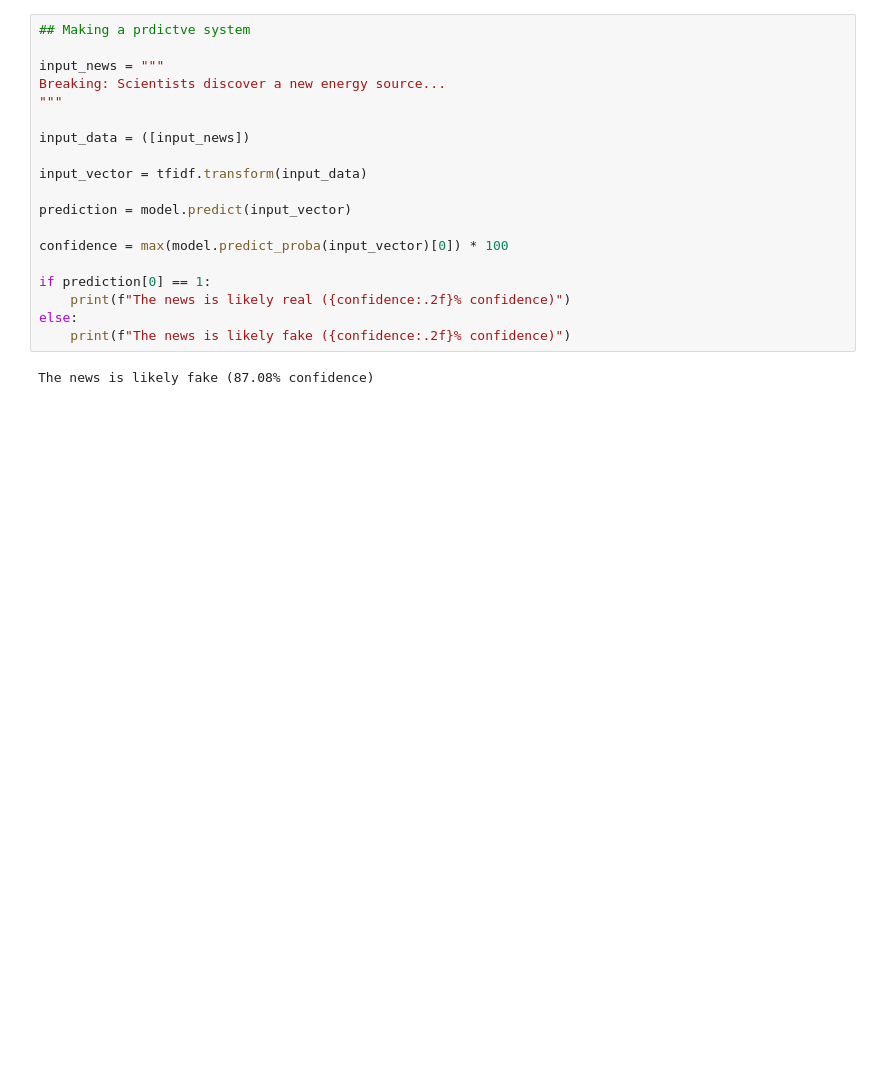
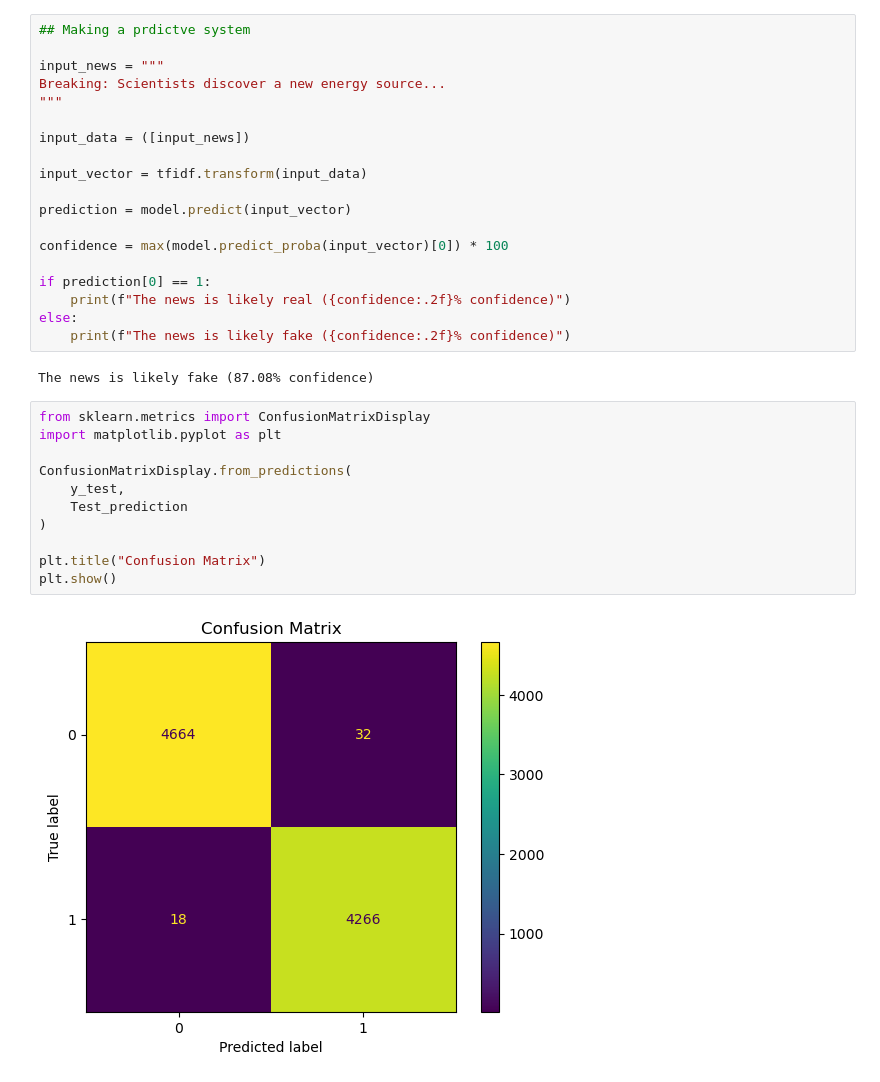
Before and after one commit to P4UL1710/Daily-ML-DL, a Jupyter notebook: Fake News Prediction using ml/main.ipynb, the cells around one changed output. Drawn from its saved outputs; the diff is of its cells as text; blank space fills up the shorter version.

```diff
--- a/Fake News Prediction using ml/main.ipynb
+++ b/Fake News Prediction using ml/main.ipynb
@@ -188,3 +188,16 @@ else:
     print(f"The news is likely fake ({confidence:.2f}% confidence)")
 # %% [output]
 The news is likely fake (87.08% confidence)
+# %%
+from sklearn.metrics import ConfusionMatrixDisplay
+import matplotlib.pyplot as plt
+
+ConfusionMatrixDisplay.from_predictions(
+    y_test,
+    Test_prediction
+)
+
+plt.title("Confusion Matrix")
+plt.show()
+# %% [output]
+[figure, added]
```
Also changed, not shown: 10 other files.
